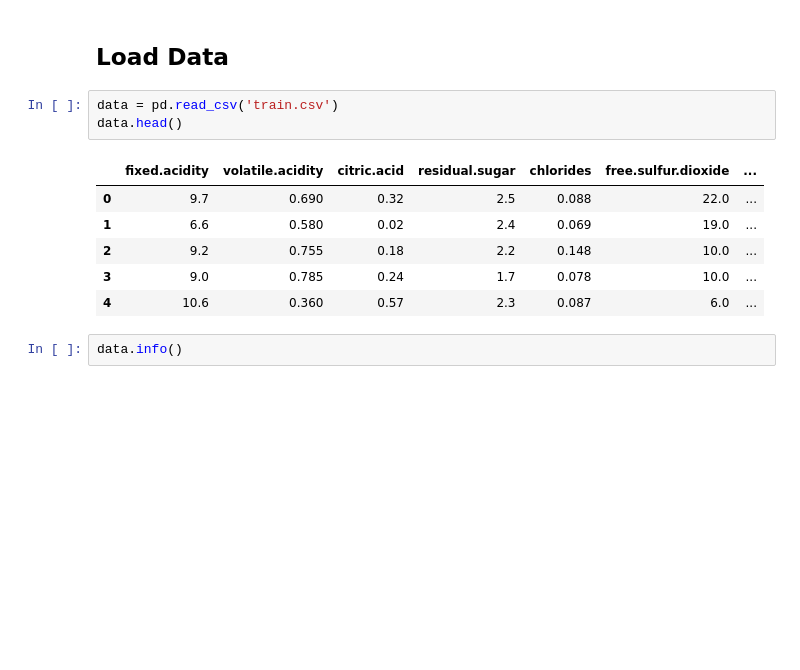
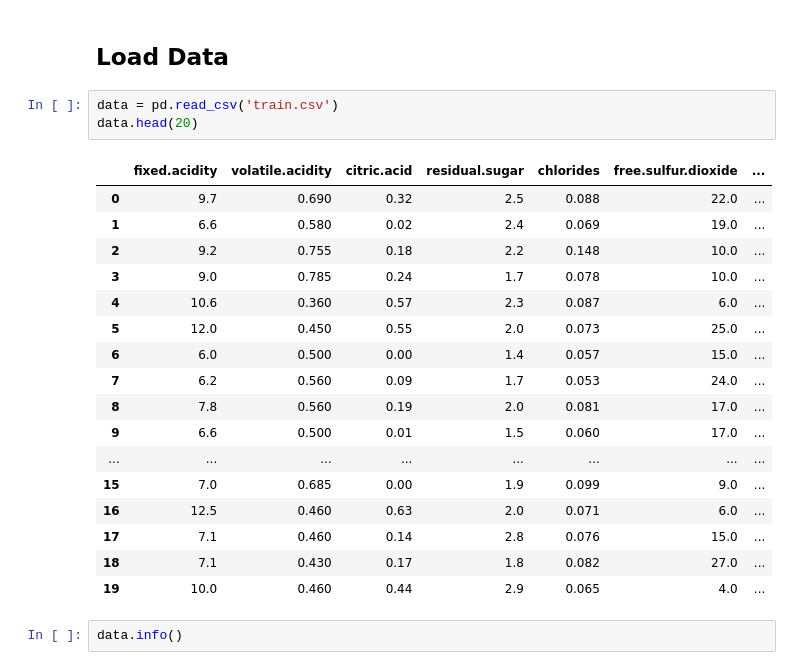
Before and after one commit to jiangpf2022/CS182-Project, a Jupyter notebook: main.ipynb, the cells around one changed output. Cells and saved outputs as stored; diff of their text form; blank space fills up the shorter version.

```diff
--- a/main.ipynb
+++ b/main.ipynb
@@ -12,14 +23,25 @@ import matplotlib.patches as patches
 ## Load Data
 # %%
 data = pd.read_csv('train.csv')
-data.head()
+data.head(20)
 # %% [output]
 |  | fixed.acidity | volatile.acidity | citric.acid | residual.sugar | chlorides | free.sulfur.dioxide | ... |
 | 0 | 9.7 | 0.690 | 0.32 | 2.5 | 0.088 | 22.0 | ... |
 | 1 | 6.6 | 0.580 | 0.02 | 2.4 | 0.069 | 19.0 | ... |
 | 2 | 9.2 | 0.755 | 0.18 | 2.2 | 0.148 | 10.0 | ... |
 | 3 | 9.0 | 0.785 | 0.24 | 1.7 | 0.078 | 10.0 | ... |
 | 4 | 10.6 | 0.360 | 0.57 | 2.3 | 0.087 | 6.0 | ... |
+| 5 | 12.0 | 0.450 | 0.55 | 2.0 | 0.073 | 25.0 | ... |
+| 6 | 6.0 | 0.500 | 0.00 | 1.4 | 0.057 | 15.0 | ... |
+| 7 | 6.2 | 0.560 | 0.09 | 1.7 | 0.053 | 24.0 | ... |
+| 8 | 7.8 | 0.560 | 0.19 | 2.0 | 0.081 | 17.0 | ... |
+| 9 | 6.6 | 0.500 | 0.01 | 1.5 | 0.060 | 17.0 | ... |
+| ... | ... | ... | ... | ... | ... | ... | ... |
+| 15 | 7.0 | 0.685 | 0.00 | 1.9 | 0.099 | 9.0 | ... |
+| 16 | 12.5 | 0.460 | 0.63 | 2.0 | 0.071 | 6.0 | ... |
+| 17 | 7.1 | 0.460 | 0.14 | 2.8 | 0.076 | 15.0 | ... |
+| 18 | 7.1 | 0.430 | 0.17 | 1.8 | 0.082 | 27.0 | ... |
+| 19 | 10.0 | 0.460 | 0.44 | 2.9 | 0.065 | 4.0 | ... |
 # %%
 data.info()
 # %% [output]
```
Also changed, not shown: parts of 11 cells of this notebook, 1 other file.
